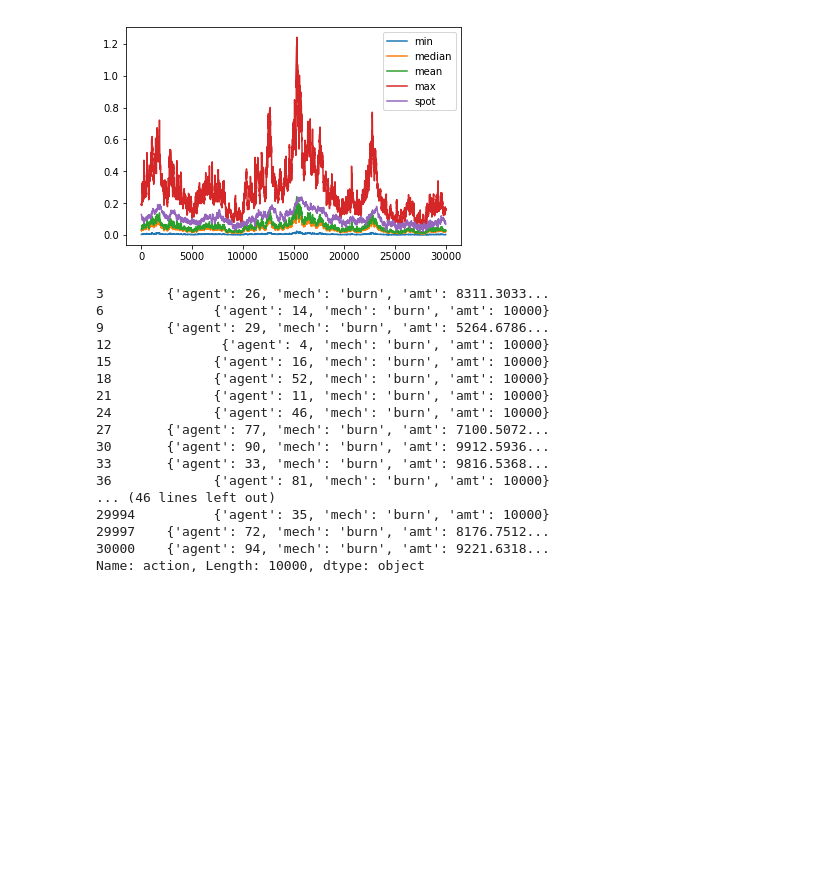
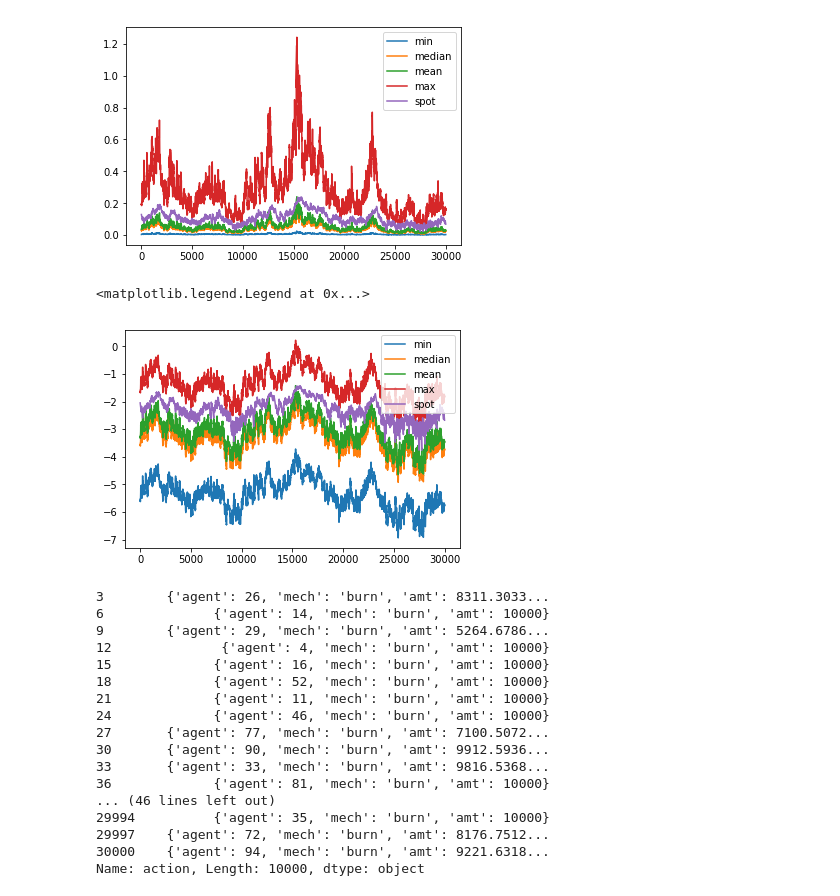
Before and after one commit to BlockScience/conviction, a Jupyter notebook: abc_sim.ipynb, the cells around one changed output. Cells and saved outputs as stored; diff of their text form; code cells hidden in the pictures; blank space fills up the shorter version.

```diff
--- a/abc_sim.ipynb
+++ b/abc_sim.ipynb
@@ -380,12 +380,15 @@ plt.legend(['min', 'median','mean','max', 'spot'])
 <matplotlib.legend.Legend at 0x...>
 [figure]
 # %%
-rdf.prices.apply(np.min).plot()
-rdf.prices.apply(np.median).plot()
-rdf.prices.apply(np.mean).plot()
-rdf.prices.apply(np.max).plot()
-rdf.spot_price.plot()
+rdf.prices.apply(np.min).apply(np.log).plot()
+rdf.prices.apply(np.median).apply(np.log).plot()
+rdf.prices.apply(np.mean).apply(np.log).plot()
+rdf.prices.apply(np.max).apply(np.log).plot()
+rdf.spot_price.apply(np.log).plot()
 plt.legend(['min', 'median','mean','max', 'spot'])
+# %% [output]
+<matplotlib.legend.Legend at 0x...>
+[figure, added]
 # %%
 rdf.action
 # %% [output]
```
